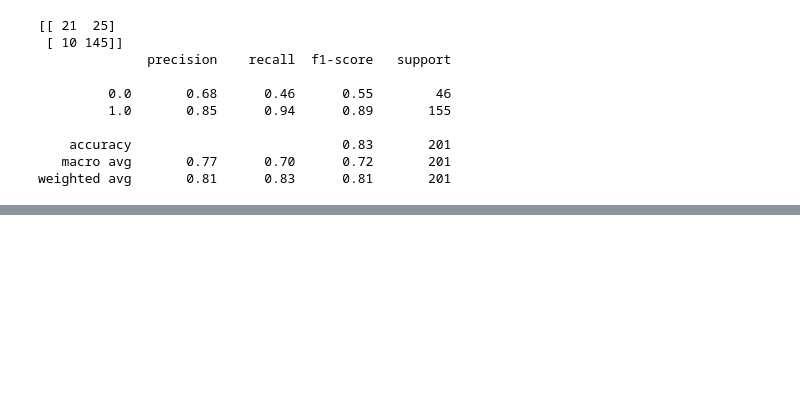
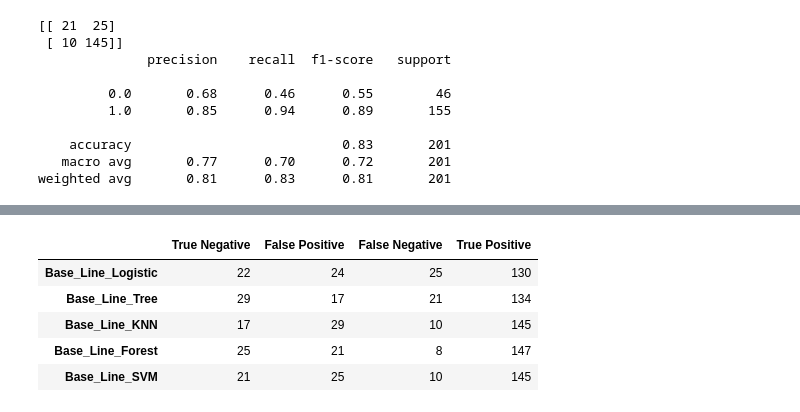
Before and after one commit to wjmatthews/wb_lift_openings, a Jupyter notebook: EDAAndModellingPartI.ipynb, the cells around one changed output, grey strips where cells are left out. Cells and saved outputs as stored; diff of their text form; code cells hidden in the pictures; blank space fills up the shorter version.

```diff
--- a/EDAAndModellingPartI.ipynb
+++ b/EDAAndModellingPartI.ipynb
@@ -1206,0 +1272,45 @@ Now that we have a baseline performance for the modelling, let's see if we can i
+# %%
+# run each models prediction again and save result of confusion matrix to a dataframe
+scores = []
+
+# logistic
+y_pred = logmod.predict(X_test_scaled)
+scores.append(np.ravel(confusion_matrix(y_test, y_pred)))
+
+# decision tree
+y_pred = tree.predict(X_test)
+scores.append(np.ravel(confusion_matrix(y_test, y_pred)))
+
+# knn
+y_pred = knn.predict(X_test_scaled)
+scores.append(np.ravel(confusion_matrix(y_test, y_pred)))
+
+# random forest
+y_pred = random_forest.predict(X_test)
+scores.append(np.ravel(confusion_matrix(y_test, y_pred)))
+
+# svm
+y_pred = svm.predict(X_test_scaled)
+scores.append(np.ravel(confusion_matrix(y_test, y_pred)))
+
+# put all into a data frame
+scores_df = pd.DataFrame(data = scores,
+                         index = ['Base_Line_Logistic',
+                                  'Base_Line_Tree',
+                                  'Base_Line_KNN',
+                                  'Base_Line_Forest',
+                                  'Base_Line_SVM'],
+                         columns = ['True Negative',
+                                    'False Positive',
+                                    'False Negative',
+                                    'True Positive'])
+# %%
+# confirm it has worked
+scores_df
+# %% [output]
+|  | True Negative | False Positive | False Negative | True Positive |
+| Base_Line_Logistic | 22 | 24 | 25 | 130 |
+| Base_Line_Tree | 29 | 17 | 21 | 134 |
+| Base_Line_KNN | 17 | 29 | 10 | 145 |
+| Base_Line_Forest | 25 | 21 | 8 | 147 |
+| Base_Line_SVM | 21 | 25 | 10 | 145 |
```
Also changed, not shown: parts of 24 cells of this notebook, 1 other file.
